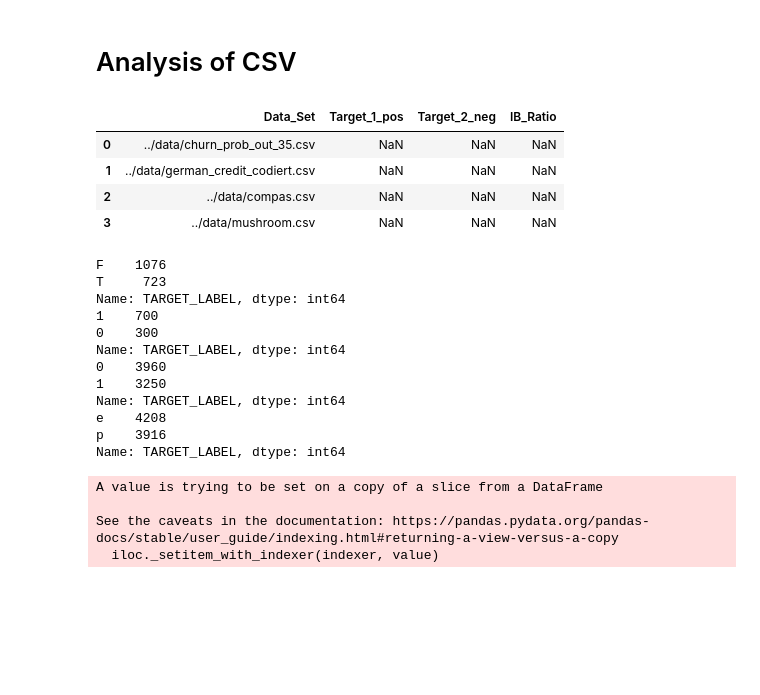
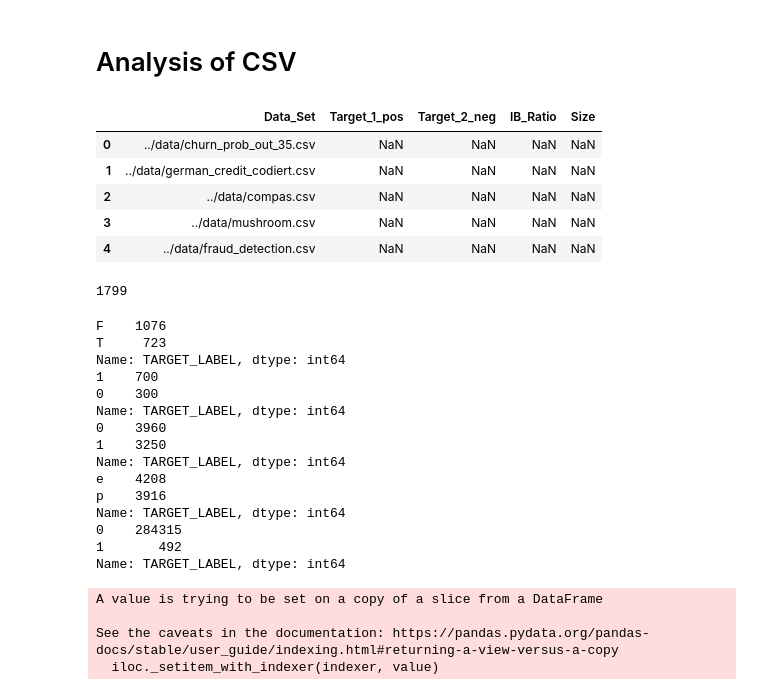
Before and after one commit to IBM/rulebenchmark, a Jupyter notebook: unified-experiments/rule-mining.ipynb, the cells around one changed output. Cells and saved outputs as stored; diff of their text form; code cells hidden in the pictures; blank space fills up the shorter version.

Commit message:
added dataset + metric
added fraud_detection ripper + F2 Score for imbalanced Data

```diff
--- a/unified-experiments/rule-mining.ipynb
+++ b/unified-experiments/rule-mining.ipynb
@@ -166,12 +166,28 @@ CONFIG10 = {
     'BASELINE': True
      }
 
+CONFIG11 = {
+    'NAME' : 'fraud_detection',
+    'DATA_SET': '../data/fraud_detection.csv',
+    'DATA_TYPES': {},
+    'DROP': [],
+    'MODE': 'PREDICTIVE',
+    'TRAIN_TEST_SPLIT': 0.3,
+    'BINARIZER': 'NATIVE',
+    'ALGO': 'RIPPER',
+    'TARGET_LABEL': 'Class',
+    'TYPE' : 'BINARY',
+    'EXAMPLE_FEATURE' : 'V6',
+    'POS_CLASS': 1,
+    'BASELINE': True
+     }
 
 
 
 
-Config_list = [CONFIG1,CONFIG2,CONFIG3,CONFIG4,CONFIG5,CONFIG6,CONFIG7,CONFIG8,CONFIG9,CONFIG10]
 
-CONFIG = CONFIG1
+Config_list = [CONFIG1,CONFIG2,CONFIG3,CONFIG4,CONFIG5,CONFIG6,CONFIG7,CONFIG8,CONFIG9,CONFIG10,CONFIG11]
+
+CONFIG = CONFIG11
 print('Proceed with configuration:', CONFIG['NAME'])
 # %% [output]
@@ -453,34 +473,40 @@ Number of rules: 5
 # %%
 import pandas as pd
 import numpy as np
 from pathlib import Path
 import matplotlib.pyplot as plt
 
 # create df and label target label new
 df_list = []
 csv_list = []
 for i in range(len(Config_list)):
 
     if Config_list[i]['TYPE'] == "BINARY":
         if Config_list[i]["DATA_SET"] not in csv_list:
             temp_df = pd.read_csv(Config_list[i]["DATA_SET"])
             csv_list.append(Config_list[i]["DATA_SET"])
             temp_df = temp_df.drop(columns=Config_list[i]['DROP'])
             temp_df= temp_df.rename(columns={temp_df[Config_list[i]['TARGET_LABEL']].name : 'TARGET_LABEL'})
             df_list.append(temp_df)
 
 eval_df = pd.DataFrame(csv_list, columns=['Data_Set'])
 eval_df["Target_1_pos"] = pd.Series()
 eval_df["Target_2_neg"] = pd.Series()
 eval_df["IB_Ratio"] = pd.Series()
+eval_df["Size"] = pd.Series()
 
 eval_df
 # %% [output]
-|  | Data_Set | Target_1_pos | Target_2_neg | IB_Ratio |
-| 0 | ../data/churn_prob_out_35.csv | NaN | NaN | NaN |
-| 1 | ../data/german_credit_codiert.csv | NaN | NaN | NaN |
-| 2 | ../data/compas.csv | NaN | NaN | NaN |
-| 3 | ../data/mushroom.csv | NaN | NaN | NaN |
+|  | Data_Set | Target_1_pos | Target_2_neg | IB_Ratio | Size |
+| 0 | ../data/churn_prob_out_35.csv | NaN | NaN | NaN | NaN |
+| 1 | ../data/german_credit_codiert.csv | NaN | NaN | NaN | NaN |
+| 2 | ../data/compas.csv | NaN | NaN | NaN | NaN |
+| 3 | ../data/mushroom.csv | NaN | NaN | NaN | NaN |
+| 4 | ../data/fraud_detection.csv | NaN | NaN | NaN | NaN |
+# %%
+len(df_list[0])
+# %% [output]
+1799
 # %%
 # calculate imbalance Ratio
 
@@ -492,8 +518,9 @@ for frame in range(len(df_list)):
     else:
         eval_df["Target_1_pos"].iloc[frame] = metric[0]
         eval_df["Target_2_neg"].iloc[frame] = metric[1]
-
+    df_size = len(df_list[frame])
     eval_df["IB_Ratio"].iloc[frame] = eval_df["Target_1_pos"].iloc[frame]/eval_df["Target_2_neg"].iloc[frame]
+    eval_df["Size"].iloc[frame]    = df_size
     print(metric)
 # %% [output]
 F    1076
@@ -508,6 +535,9 @@ Name: TARGET_LABEL, dtype: int64
 e    4208
 p    3916
 Name: TARGET_LABEL, dtype: int64
+0    284315
+1       492
+Name: TARGET_LABEL, dtype: int64
 A value is trying to be set on a copy of a slice from a DataFrame
 
 See the caveats in the documentation: https://pandas.pydata.org/pandas-docs/stable/user_guide/indexing.html#returning-a-view-versus-a-copy
```
Also changed, not shown: parts of 11 cells of this notebook.
